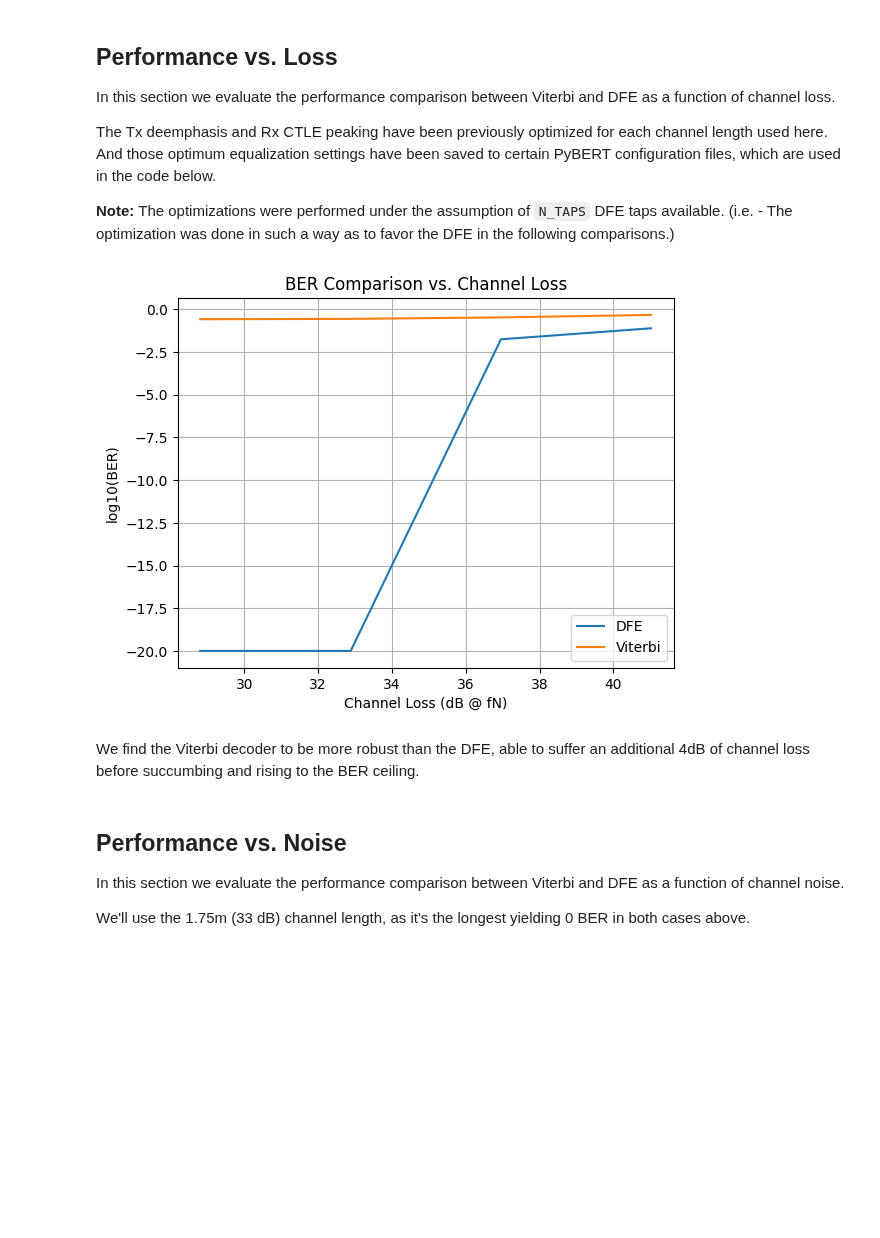
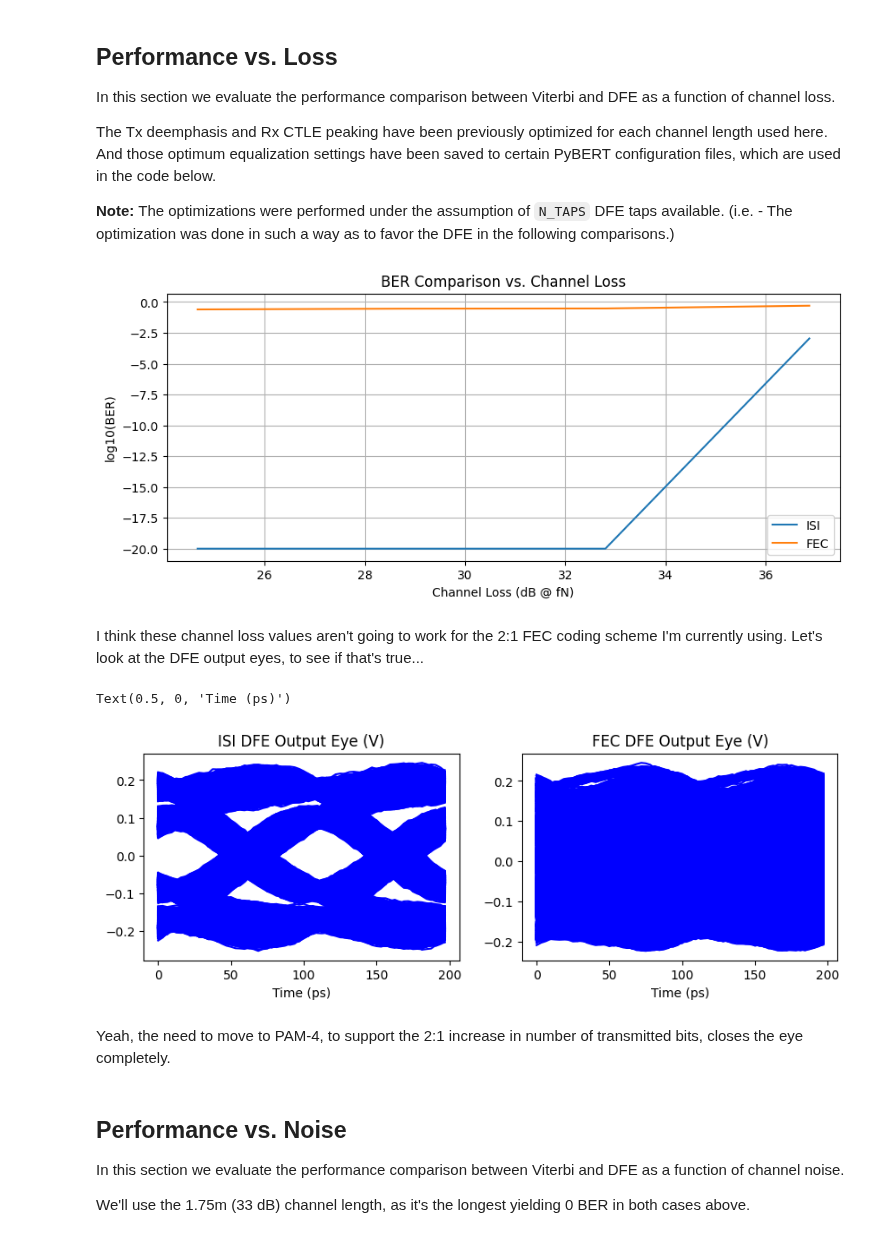
Before and after one commit to capn-freako/PyBERT, a Jupyter notebook: misc/FEC_Testing/FEC_Testing.ipynb, the cells around one changed output. Saved outputs shown, nothing was run; the diff lists cells and outputs as text; code cells hidden in the pictures; blank space fills up the shorter version.

Commit message:
FEC working, but highly non-optimum for wireline comm.
- Need to add additional polynomial choices w/ coding rates >> 1/2.

```diff
--- a/misc/FEC_Testing/FEC_Testing.ipynb
+++ b/misc/FEC_Testing/FEC_Testing.ipynb
@@ -59,5 +59,0 @@ PyBERT Console Log
-# %%
-thePyBERT.rx_use_viterbi     = True
-thePyBERT.simulate(initial_run=False)
-print(f"DFE BER: 1e{np.log10(thePyBERT.bit_errs / thePyBERT.eye_bits) : 3.0f}")
-print(f"Viterbi BER: 1e{np.log10(thePyBERT.bit_errs_viterbi / thePyBERT.eye_bits) : 3.0f}")
@@ -78,9 +71,10 @@ And those optimum equalization settings have been saved to certain PyBERT config
 N_TAPS = 4
 CHNL_DIR = "../ViterbiTesting"
 
-bit_errs_dfe     = []
-bit_errs_viterbi = []
-chnl_losses      = []
+bit_errs_isi = []
+bit_errs_fec = []
+chnl_losses  = []
+dfe_out_saved = False
 for cfg_file in ["chnl_1p5.yaml", "chnl_1p75.yaml", "chnl_2p0.yaml", "chnl_2p25.yaml"]:
     # print(f"Running {cfg_file}...")
     thePyBERT.load_configuration(Path(CHNL_DIR, cfg_file))
@@ -88,33 +82,77 @@ for cfg_file in ["chnl_1p5.yaml", "chnl_1p75.yaml", "chnl_2p0.yaml", "chnl_2p25.
     thePyBERT.debug   = False
     thePyBERT.rn = 0.01
     thePyBERT.pn = 0.000
+    thePyBERT.cout = 0.1
+    thePyBERT.cin  = 0.1
     thePyBERT.nbits    = 20_000
     thePyBERT.eye_bits = 10_000
-    thePyBERT.simulate(initial_run=False)
-    bit_errs_dfe.append(thePyBERT.bit_errs)
     thePyBERT.rx_use_viterbi     = True
     thePyBERT.rx_viterbi_symbols = N_TAPS
-    thePyBERT.rx_viterbi_fec = True  # This isn't actually getting reset to `False` by the `*.yaml` files.
-    thePyBERT.mod_type = "PAM-4"  # Necessary only because the `*.yaml` files are older than FEC.
+    thePyBERT.rx_viterbi_fec = False  # Doesn't get reset to `False` by the `*.yaml` files.
     thePyBERT.simulate(initial_run=False)
-    bit_errs_viterbi.append(thePyBERT.bit_errs)
+    bit_errs_isi.append(thePyBERT.n_errs)
+    if not dfe_out_saved:
+        dfe_out_isi = thePyBERT.dfe_out
+        t_isi = thePyBERT.t
+
+    thePyBERT.rx_viterbi_fec = True
+    thePyBERT.simulate(initial_run=False)
+    bit_errs_fec.append(thePyBERT.n_errs)
     chnl_losses.append(np.abs(thePyBERT.chnl_H[np.where(thePyBERT.f >= (thePyBERT.bit_rate * 1e9 / 2))[0][0]]))
-    # print("Done.")
+    if not dfe_out_saved:
+        dfe_out_fec = thePyBERT.dfe_out
+        t_fec = thePyBERT.t
+        dfe_out_saved = True
 # %%
+plt.figure(figsize=(10,4))
 plt.plot(-20 * np.log10(np.array(chnl_losses)),
-         safe_log10(np.array(bit_errs_dfe) / 10_000), label="DFE")
+         safe_log10(np.array(bit_errs_isi) / 10_000), label="ISI")
 plt.plot(-20 * np.log10(np.array(chnl_losses)),
-         safe_log10(np.array(bit_errs_viterbi) / 10_000), label="Viterbi")
+         safe_log10(np.array(bit_errs_fec) / 10_000), label="FEC")
 plt.title("BER Comparison vs. Channel Loss")
 plt.xlabel("Channel Loss (dB @ fN)")
 plt.ylabel("log10(BER)")
 plt.grid()
 plt.legend()
 plt.show()
 # %% [output]
-[figure, old version]
+[figure, new version]
 # %% [markdown]
-We find the Viterbi decoder to be more robust than the DFE, able to suffer an additional 4dB of channel loss before succumbing and rising to the BER ceiling.
+I think these channel loss values aren't going to work for the 2:1 FEC coding scheme I'm currently using.
+Let's look at the DFE output eyes, to see if that's true...
+# %%
+nspui = thePyBERT.nspui
+
+plt.figure(figsize=(10, 3))
+
+plt.subplot(121)
+t = np.arange(2 * nspui) * t_isi[1]
+t_ps = t * 1e12
+start_ix = 1014
+max_start_ix = len(t_isi) - 2 * nspui
+while start_ix < max_start_ix:
+    plt.plot(t_ps, dfe_out_isi[start_ix: start_ix + 2 * nspui], "b")
+    start_ix += 2 * nspui
+plt.title("ISI DFE Output Eye (V)")
+plt.xlabel("Time (ps)")
+
+plt.subplot(122)
+t = np.arange(2 * nspui) * t_fec[1]
+t_ps = t * 1e12
+start_ix = 1014
+max_start_ix = len(t_fec) - 2 * nspui
+while start_ix < max_start_ix:
+    plt.plot(t_ps, dfe_out_fec[start_ix: start_ix + 2 * nspui], "b")
+    start_ix += 2 * nspui
+plt.title("FEC DFE Output Eye (V)")
+plt.xlabel("Time (ps)")
+
+plt.show()
+# %% [output]
+Text(0.5, 0, 'Time (ps)')
+[figure, added]
+# %% [markdown]
+Yeah, the need to move to PAM-4, to support the 2:1 increase in number of transmitted bits, closes the eye completely.
 # %% [markdown]
 ## Performance vs. Noise
 
```
Also changed, not shown: parts of 8 cells of this notebook, 3 other files.
